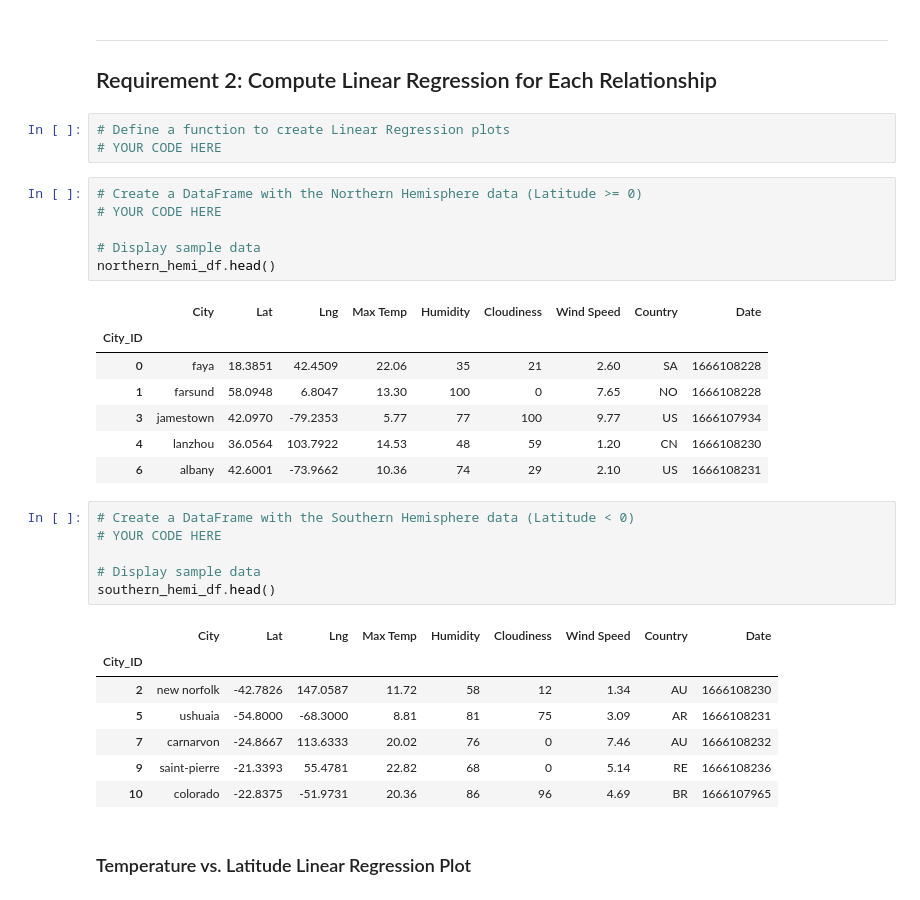
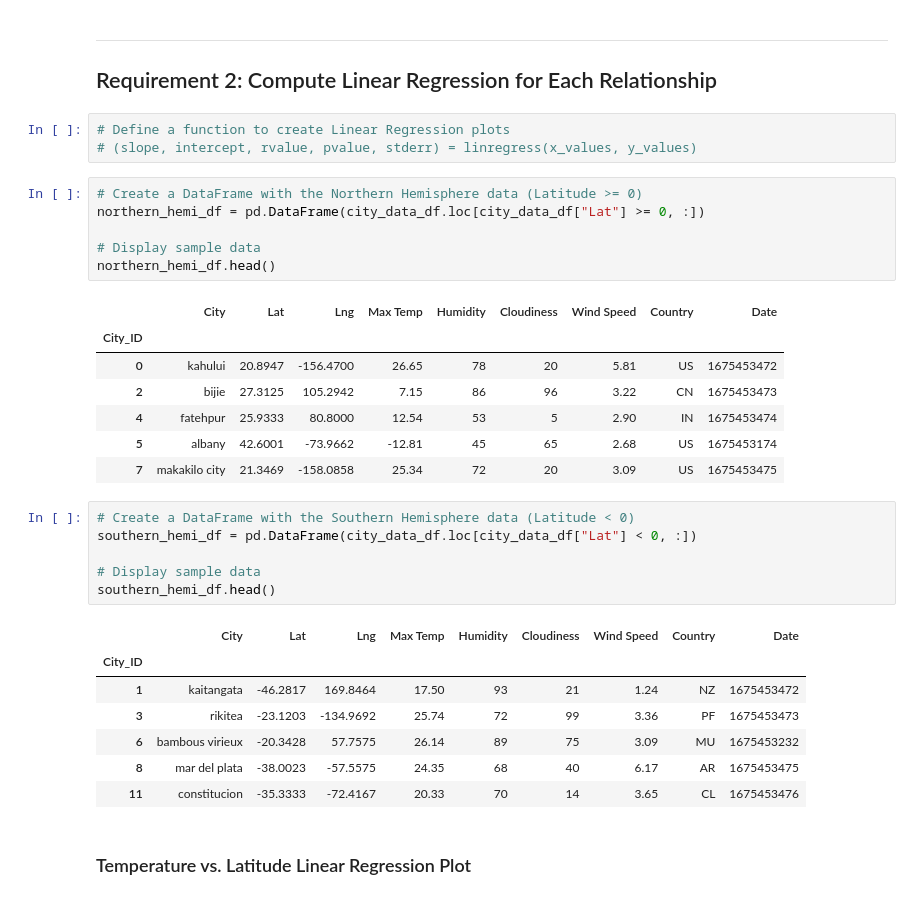
Before and after one commit to ysgorin/python-api-challenge, a Jupyter notebook: WeatherPy/WeatherPy.ipynb, the cells around one changed output. Saved outputs shown, nothing was run; the diff lists cells and outputs as text.

```diff
--- a/WeatherPy/WeatherPy.ipynb
+++ b/WeatherPy/WeatherPy.ipynb
@@ -259,34 +267,34 @@ plt.show()
 ## Requirement 2: Compute Linear Regression for Each Relationship
 # %%
 # Define a function to create Linear Regression plots
-# YOUR CODE HERE
+# (slope, intercept, rvalue, pvalue, stderr) = linregress(x_values, y_values)
 # %%
 # Create a DataFrame with the Northern Hemisphere data (Latitude >= 0)
-# YOUR CODE HERE
+northern_hemi_df = pd.DataFrame(city_data_df.loc[city_data_df["Lat"] >= 0, :])
 
 # Display sample data
 northern_hemi_df.head()
 # %% [output]
 |  | City | Lat | Lng | Max Temp | Humidity | Cloudiness | Wind Speed | Country | Date |
 | City_ID |  |  |  |  |  |  |  |  |  |
-| 0 | faya | 18.3851 | 42.4509 | 22.06 | 35 | 21 | 2.60 | SA | 1666108228 |
-| 1 | farsund | 58.0948 | 6.8047 | 13.30 | 100 | 0 | 7.65 | NO | 1666108228 |
-| 3 | jamestown | 42.0970 | -79.2353 | 5.77 | 77 | 100 | 9.77 | US | 1666107934 |
-| 4 | lanzhou | 36.0564 | 103.7922 | 14.53 | 48 | 59 | 1.20 | CN | 1666108230 |
-| 6 | albany | 42.6001 | -73.9662 | 10.36 | 74 | 29 | 2.10 | US | 1666108231 |
+| 0 | kahului | 20.8947 | -156.4700 | 26.65 | 78 | 20 | 5.81 | US | 1675453472 |
+| 2 | bijie | 27.3125 | 105.2942 | 7.15 | 86 | 96 | 3.22 | CN | 1675453473 |
+| 4 | fatehpur | 25.9333 | 80.8000 | 12.54 | 53 | 5 | 2.90 | IN | 1675453474 |
+| 5 | albany | 42.6001 | -73.9662 | -12.81 | 45 | 65 | 2.68 | US | 1675453174 |
+| 7 | makakilo city | 21.3469 | -158.0858 | 25.34 | 72 | 20 | 3.09 | US | 1675453475 |
 # %%
 # Create a DataFrame with the Southern Hemisphere data (Latitude < 0)
-# YOUR CODE HERE
+southern_hemi_df = pd.DataFrame(city_data_df.loc[city_data_df["Lat"] < 0, :])
 
 # Display sample data
 southern_hemi_df.head()
 # %% [output]
 |  | City | Lat | Lng | Max Temp | Humidity | Cloudiness | Wind Speed | Country | Date |
 | City_ID |  |  |  |  |  |  |  |  |  |
-| 2 | new norfolk | -42.7826 | 147.0587 | 11.72 | 58 | 12 | 1.34 | AU | 1666108230 |
-| 5 | ushuaia | -54.8000 | -68.3000 | 8.81 | 81 | 75 | 3.09 | AR | 1666108231 |
-| 7 | carnarvon | -24.8667 | 113.6333 | 20.02 | 76 | 0 | 7.46 | AU | 1666108232 |
-| 9 | saint-pierre | -21.3393 | 55.4781 | 22.82 | 68 | 0 | 5.14 | RE | 1666108236 |
-| 10 | colorado | -22.8375 | -51.9731 | 20.36 | 86 | 96 | 4.69 | BR | 1666107965 |
+| 1 | kaitangata | -46.2817 | 169.8464 | 17.50 | 93 | 21 | 1.24 | NZ | 1675453472 |
+| 3 | rikitea | -23.1203 | -134.9692 | 25.74 | 72 | 99 | 3.36 | PF | 1675453473 |
+| 6 | bambous virieux | -20.3428 | 57.7575 | 26.14 | 89 | 75 | 3.09 | MU | 1675453232 |
+| 8 | mar del plata | -38.0023 | -57.5575 | 24.35 | 68 | 40 | 6.17 | AR | 1675453475 |
+| 11 | constitucion | -35.3333 | -72.4167 | 20.33 | 70 | 14 | 3.65 | CL | 1675453476 |
 # %% [markdown]
 ###  Temperature vs. Latitude Linear Regression Plot
```
Also changed, not shown: parts of 18 cells of this notebook.
